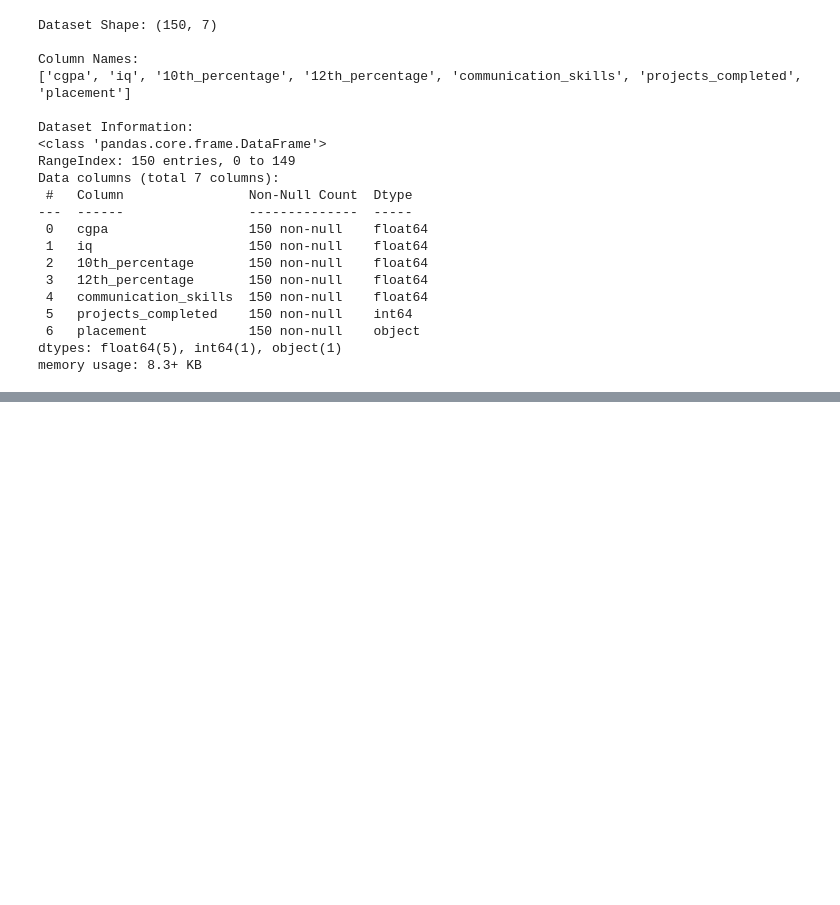
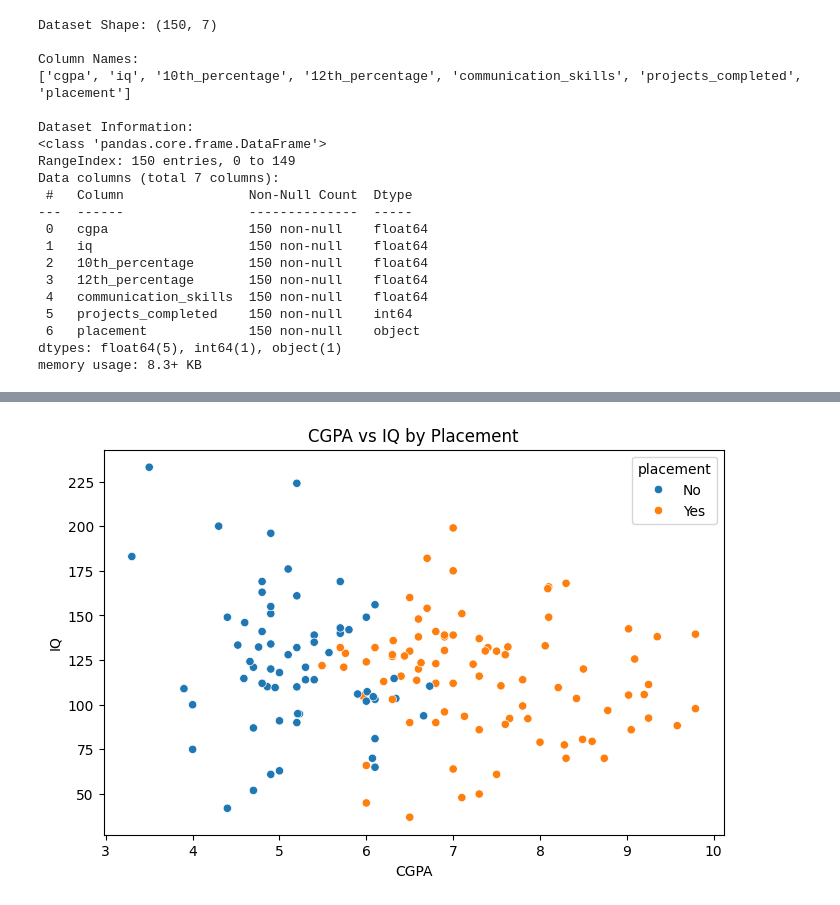
Before and after one commit to umar-akhtar-designer/1st-task, a Jupyter notebook: Mini Machine Learning Model (Icodeguru).ipynb, the cells around one changed output, grey strips where cells are left out. Cells and saved outputs as stored; diff of their text form; code cells hidden in the pictures; blank space fills up the shorter version.

```diff
--- a/Mini Machine Learning Model (Icodeguru).ipynb
+++ b/Mini Machine Learning Model (Icodeguru).ipynb
@@ -94,0 +144,17 @@ Random five records:
+# %%
+plt.figure(figsize=(8, 5))
+
+sns.scatterplot(
+    data=df,
+    x="cgpa",
+    y="iq",
+    hue="placement"
+)
+
+plt.title("CGPA vs IQ by Placement")
+plt.xlabel("CGPA")
+plt.ylabel("IQ")
+
+plt.show()
+# %% [output]
+[figure, added]
```
Also changed, not shown: parts of 18 cells of this notebook.
